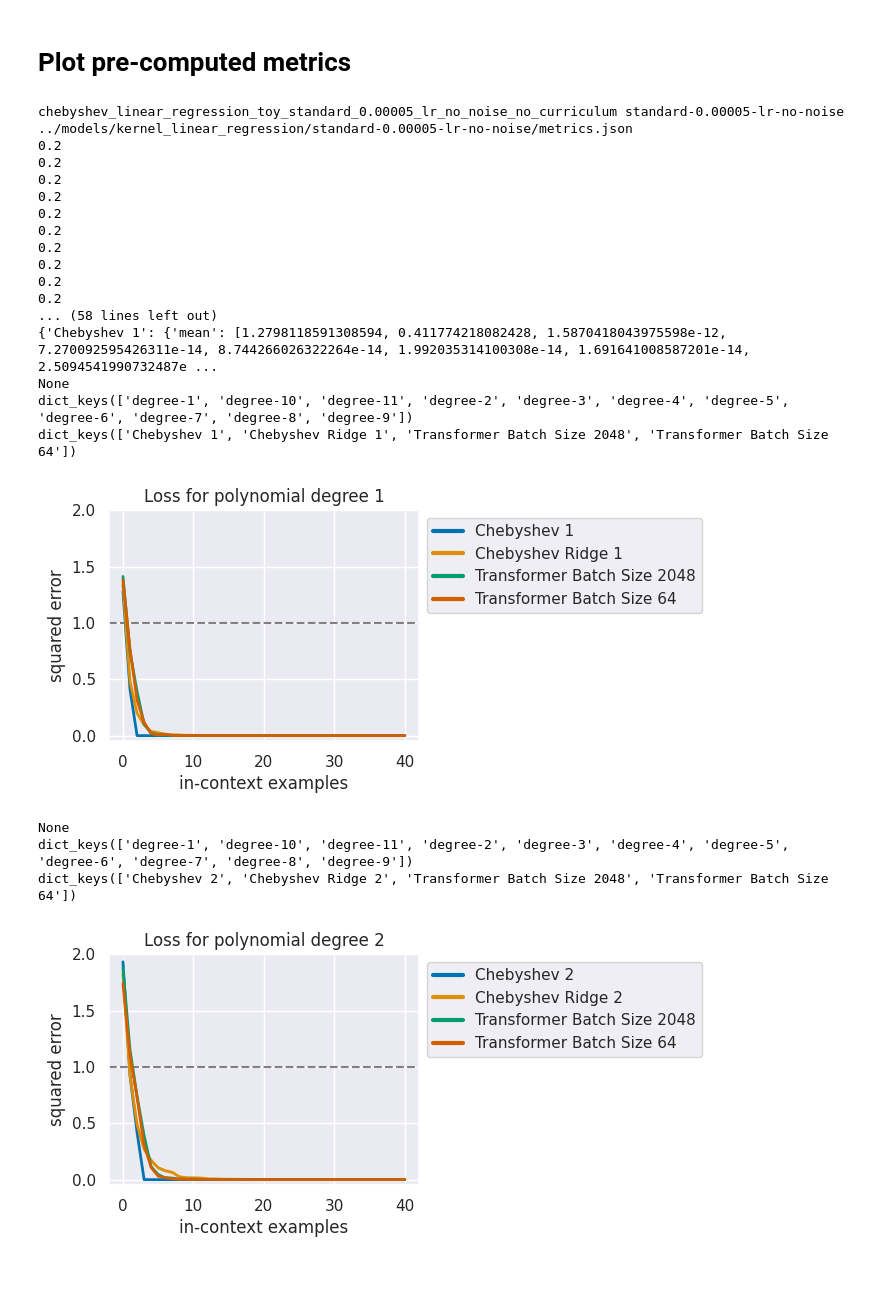
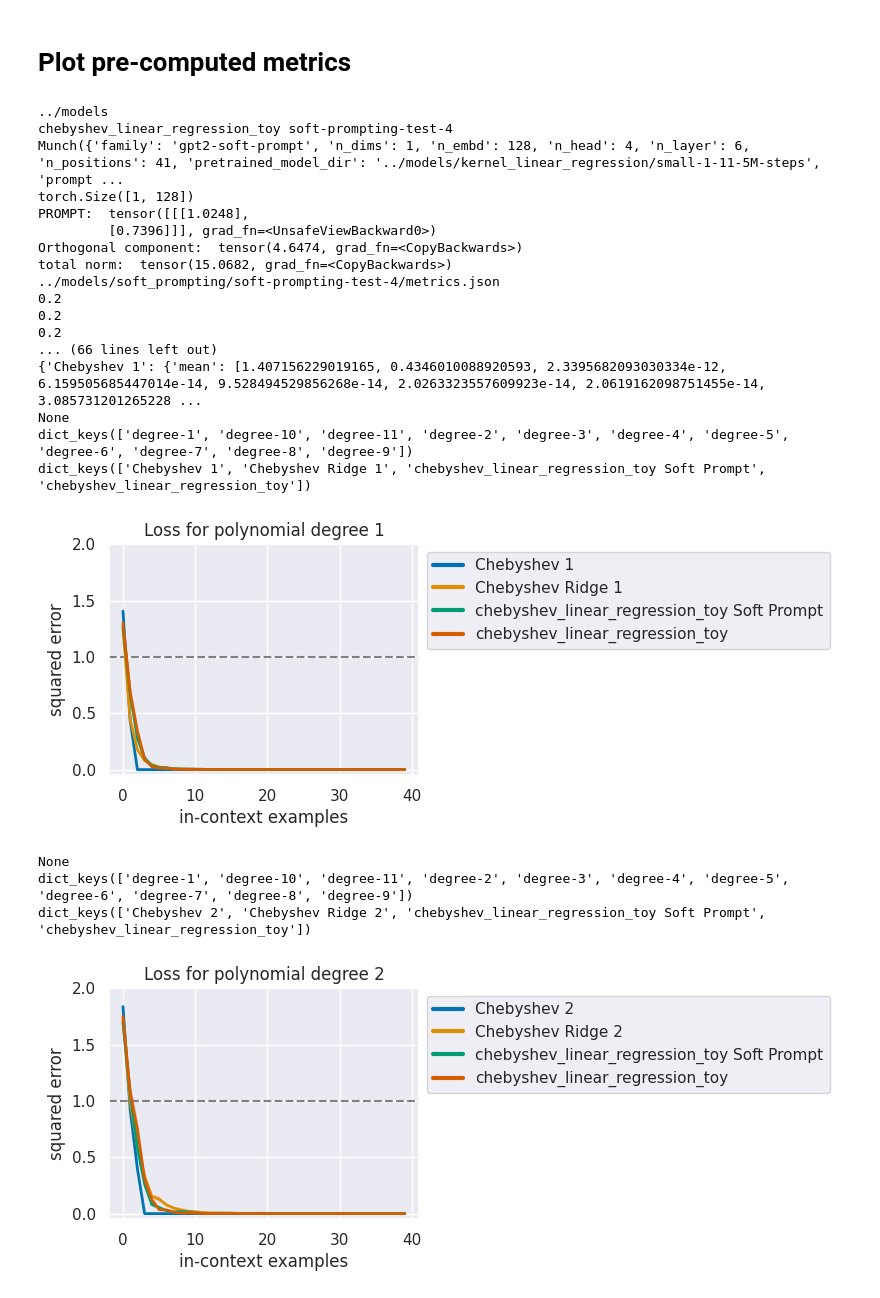
Before and after one commit to wilcoxsonm21/CS182Project, a Jupyter notebook: src/eval.ipynb, the cells around one changed output. Saved outputs shown, nothing was run; the diff lists cells and outputs as text; code cells hidden in the pictures.

Commit message:
soft prompting in progress

```diff
--- a/src/eval.ipynb
+++ b/src/eval.ipynb
@@ -67,12 +66,12 @@ task = "kernel_linear_regression"
 #task = "decision_tree"
 #task = "relu_2nn_regression"
 
-run_id = "micro-0.25x-just-quadratic-batch-2048-5M-steps"  # if you train more models, replace with the run_id from the table above
+run_id = "soft-prompting-test-5"  # if you train more models, replace with the run_id from the table above
 #run_id = "lr_00005"
-run_path = os.path.join(run_dir, task, run_id)
+run_path = os.path.join(run_dir, "soft_prompting", run_id)
 
 
-run_id_big = "micro-0.25x-quadratic-only-5M-steps-batch-size-4"
+run_id_big = "small-1-11-5M-steps"
 run_path_big = os.path.join(run_dir, task, run_id_big)
 
 #run_id_noise_2 = "0.25x-micro-no-noise-batch-8192-basis-1-4-500k"
@@ -103,56 +102,58 @@ torch.Size([64, 41, 12])
 # Plot pre-computed metrics
 # %%
 def valid_row(r, run_id):
-    return r.task == task and r.run_id == run_id
+    return r.task == "soft_prompting" and r.run_id == run_id
 
+print(run_dir)
 metrics = collect_results(run_dir, df, valid_row=lambda x: valid_row(x, run_id), smoothing=0.00)
+print(metrics.keys())
 print(metrics["degree-" + str(1)])
 #metrics_smooth = collect_results(run_dir, df, valid_row=lambda x: valid_row(x, run_id), smoothing=0.01)
 #metrics_big = collect_results(run_dir, df, valid_row= lambda x: valid_row(x, run_id_big), smoothing=0.00)
 _, conf = get_model_from_run(run_path, only_conf=True)
 n_dims = conf.model.n_dims
 
 #for k, v in metrics_big.items():
 #    for k2, v2 in v.items():
 #        if "Transformer" in k2:
 #            metrics[k][k2] = v2
 #for k, v in metrics_smooth.items():
 #    for k2, v2 in v.items():
 #        if "Transformer" in k2:
 #            metrics[k][k2+ " Smoothed"] = v2
 
-ylims = [2, 2, 3, 4, 5, 5, 5, 5, 5, 5, 5]
+ylims = [2, 2, 0.2, 4, 5, 5, 5, 5, 5, 5, 5]
 for degree in range(1, 12):
     models = get_model_names_for_degree(degree)
     print(models)
     print(metrics.keys())
     print(metrics["degree-" + str(degree)].keys())
     basic_plot(metrics["degree-" + str(degree)], models=models, ylim=ylims[degree-1])
     plt.title("Loss for polynomial degree " + str(degree))
     plt.savefig("graphs/degree-" + str(degree) + ".png", dpi=300, bbox_inches='tight')
     plt.show()
 # %% [output]
-chebyshev_linear_regression_toy_standard_0.00005_lr_no_noise_no_curriculum standard-0.00005-lr-no-noise
-../models/kernel_linear_regression/standard-0.00005-lr-no-noise/metrics.json
+../models
+chebyshev_linear_regression_toy soft-prompting-test-4
+Munch({'family': 'gpt2-soft-prompt', 'n_dims': 1, 'n_embd': 128, 'n_head': 4, 'n_layer': 6, 'n_positions': 41, 'pretrained_model_dir': '../models/kernel_linear_regression/small-1-11-5M-steps', 'prompt ...
+torch.Size([1, 128])
+PROMPT:  tensor([[[1.0248],
+         [0.7396]]], grad_fn=<UnsafeViewBackward0>)
+Orthogonal component:  tensor(4.6474, grad_fn=<CopyBackwards>)
+total norm:  tensor(15.0682, grad_fn=<CopyBackwards>)
+../models/soft_prompting/soft-prompting-test-4/metrics.json
 0.2
 0.2
 0.2
-0.2
-0.2
-0.2
-0.2
-0.2
-0.2
-0.2
-... (58 lines left out)
-{'Chebyshev 1': {'mean': [1.2798118591308594, 0.411774218082428, 1.5870418043975598e-12, 7.270092595426311e-14, 8.744266026322264e-14, 1.992035314100308e-14, 1.691641008587201e-14, 2.5094541990732487e ...
+... (66 lines left out)
+{'Chebyshev 1': {'mean': [1.407156229019165, 0.4346010088920593, 2.3395682093030334e-12, 6.159505685447014e-14, 9.528494529856268e-14, 2.0263323557609923e-14, 2.0619162098751455e-14, 3.085731201265228 ...
 None
 dict_keys(['degree-1', 'degree-10', 'degree-11', 'degree-2', 'degree-3', 'degree-4', 'degree-5', 'degree-6', 'degree-7', 'degree-8', 'degree-9'])
-dict_keys(['Chebyshev 1', 'Chebyshev Ridge 1', 'Transformer Batch Size 2048', 'Transformer Batch Size 64'])
+dict_keys(['Chebyshev 1', 'Chebyshev Ridge 1', 'chebyshev_linear_regression_toy Soft Prompt', 'chebyshev_linear_regression_toy'])
-[figure, old version]
+[figure, new version]
 None
 dict_keys(['degree-1', 'degree-10', 'degree-11', 'degree-2', 'degree-3', 'degree-4', 'degree-5', 'degree-6', 'degree-7', 'degree-8', 'degree-9'])
-dict_keys(['Chebyshev 2', 'Chebyshev Ridge 2', 'Transformer Batch Size 2048', 'Transformer Batch Size 64'])
+dict_keys(['Chebyshev 2', 'Chebyshev Ridge 2', 'chebyshev_linear_regression_toy Soft Prompt', 'chebyshev_linear_regression_toy'])
-[figure, old version]
+[figure, new version]
 None
 dict_keys(['degree-1', 'degree-10', 'degree-11', 'degree-2', 'degree-3', 'degree-4', 'degree-5', 'degree-6', 'degree-7', 'degree-8', 'degree-9'])
```
Also changed, not shown: parts of 4 cells of this notebook, 18 other files.
